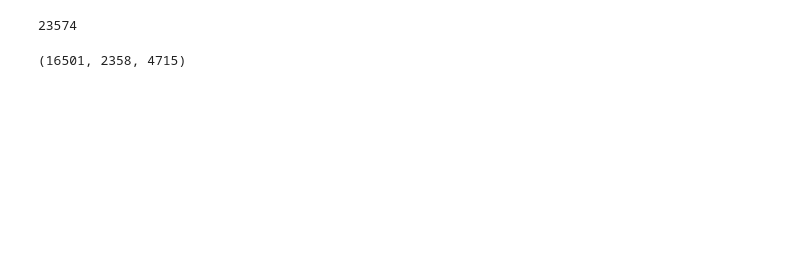
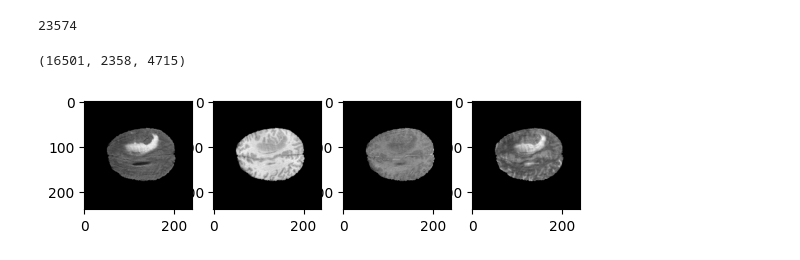
Before and after one commit to AtiqurRahmanAni/brain-tumour, a Jupyter notebook: dataprocessing.ipynb, the cells around one changed output. Drawn from its saved outputs; the diff is of its cells as text; code cells hidden in the pictures; blank space fills up the shorter version.

```diff
--- a/dataprocessing.ipynb
+++ b/dataprocessing.ipynb
@@ -194,3 +178,15 @@ for (img_name, label) in zip(X_train, y_train):
     shutil.copy(f"../images/{label}/{img_name}_1.png", os.path.join(f"{train_path}/{label}", f"{img_name}_1.png"))
     shutil.copy(f"../images/{label}/{img_name}_2.png", os.path.join(f"{train_path}/{label}", f"{img_name}_2.png"))
     shutil.copy(f"../images/{label}/{img_name}_3.png", os.path.join(f"{train_path}/{label}", f"{img_name}_3.png"))
+# %%
+image_file = "../data/volume_1_slice_100.h5"
+
+with h5py.File(image_file, "r") as file:
+    image = np.array(file['image'])
+    mask = np.array(file['mask'])
+
+    _, axes = plt.subplots(1, 4)
+    for idx, ax in enumerate(axes):
+        ax.imshow(image[:, : , idx], cmap='gray')
+# %% [output]
+[figure, added]
```
Also changed, not shown: parts of 2 cells of this notebook, 3 other files.
